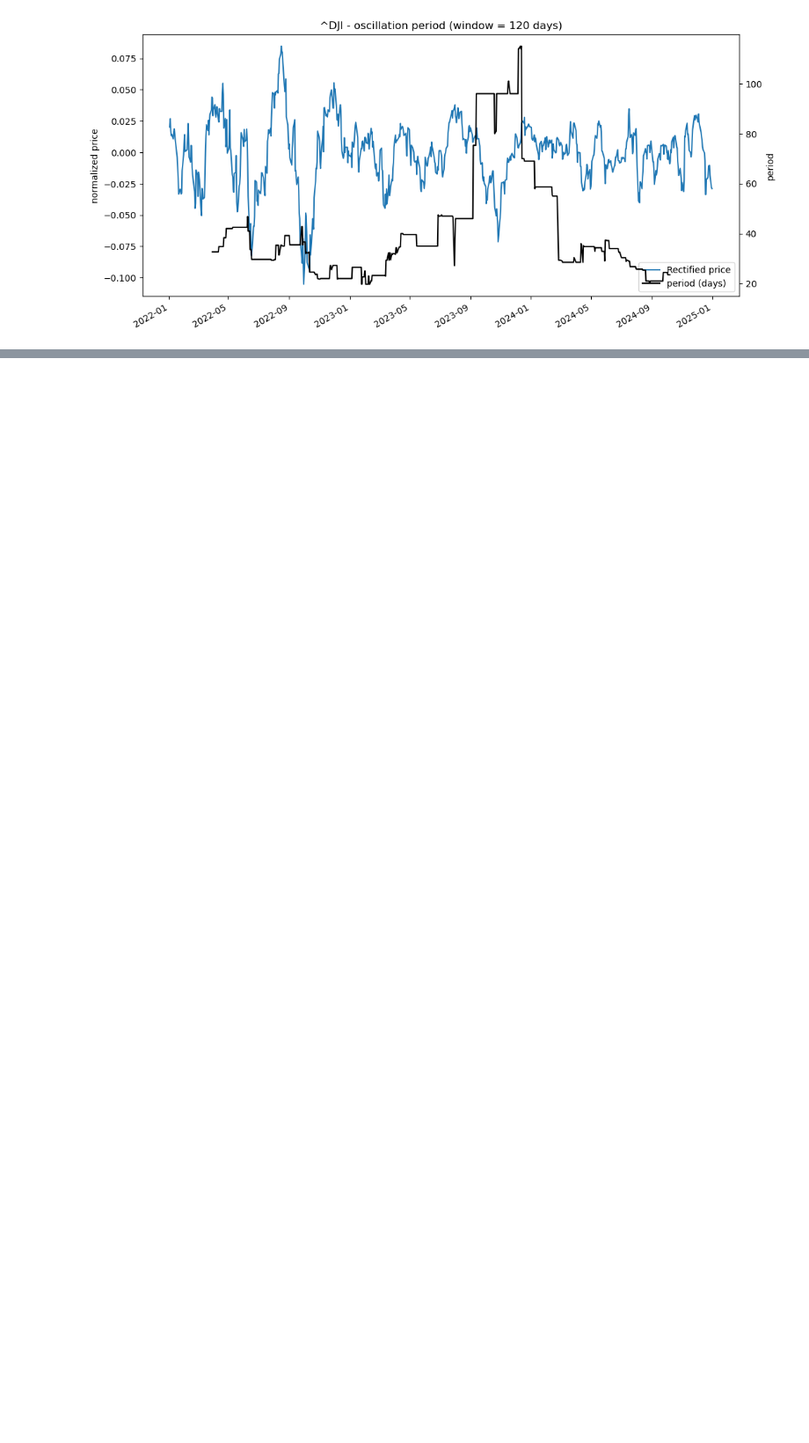
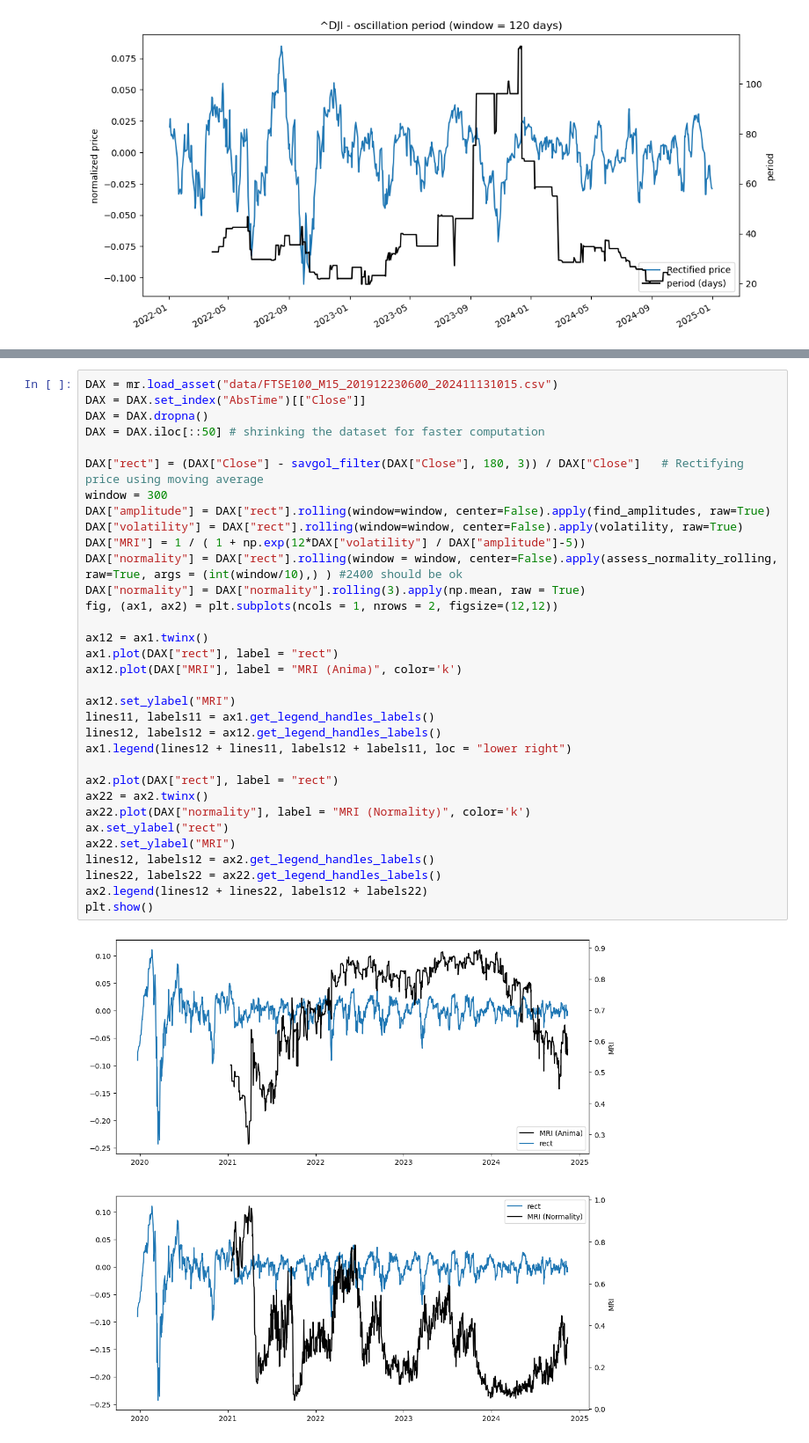
Before and after one commit to lorenzorizzi17/MeanReversionMetric, a Jupyter notebook: rolling_test.ipynb, the cells around one changed output, grey strips where cells are left out. Shown at 88% size. Drawn from its saved outputs; the diff is of its cells as text; blank space fills up the shorter version.

```diff
--- a/rolling_test.ipynb
+++ b/rolling_test.ipynb
@@ -179,0 +234,35 @@ plt.show()
+# %%
+DAX = mr.load_asset("data/FTSE100_M15_201912230600_202411131015.csv")
+DAX = DAX.set_index("AbsTime")[["Close"]]
+DAX = DAX.dropna()
+DAX = DAX.iloc[::50] # shrinking the dataset for faster computation
+
+DAX["rect"] = (DAX["Close"] - savgol_filter(DAX["Close"], 180, 3)) / DAX["Close"]   # Rectifying price using moving average
+window = 300
+DAX["amplitude"] = DAX["rect"].rolling(window=window, center=False).apply(find_amplitudes, raw=True)
+DAX["volatility"] = DAX["rect"].rolling(window=window, center=False).apply(volatility, raw=True)
+DAX["MRI"] = 1 / ( 1 + np.exp(12*DAX["volatility"] / DAX["amplitude"]-5))
+DAX["normality"] = DAX["rect"].rolling(window = window, center=False).apply(assess_normality_rolling, raw=True, args = (int(window/10),) ) #2400 should be ok
+DAX["normality"] = DAX["normality"].rolling(3).apply(np.mean, raw = True)
+fig, (ax1, ax2) = plt.subplots(ncols = 1, nrows = 2, figsize=(12,12))
+
+ax12 = ax1.twinx()
+ax1.plot(DAX["rect"], label = "rect")
+ax12.plot(DAX["MRI"], label = "MRI (Anima)", color='k')
+
+ax12.set_ylabel("MRI")
+lines11, labels11 = ax1.get_legend_handles_labels()
+lines12, labels12 = ax12.get_legend_handles_labels()
+ax1.legend(lines12 + lines11, labels12 + labels11, loc = "lower right")
+
+ax2.plot(DAX["rect"], label = "rect")
+ax22 = ax2.twinx()
+ax22.plot(DAX["normality"], label = "MRI (Normality)", color='k')
+ax.set_ylabel("rect")
+ax22.set_ylabel("MRI")
+lines12, labels12 = ax2.get_legend_handles_labels()
+lines22, labels22 = ax22.get_legend_handles_labels()
+ax2.legend(lines12 + lines22, labels12 + labels22)
+plt.show()
+# %% [output]
+[figure, added]
```
Also changed, not shown: parts of 6 cells of this notebook, 1 other file.
